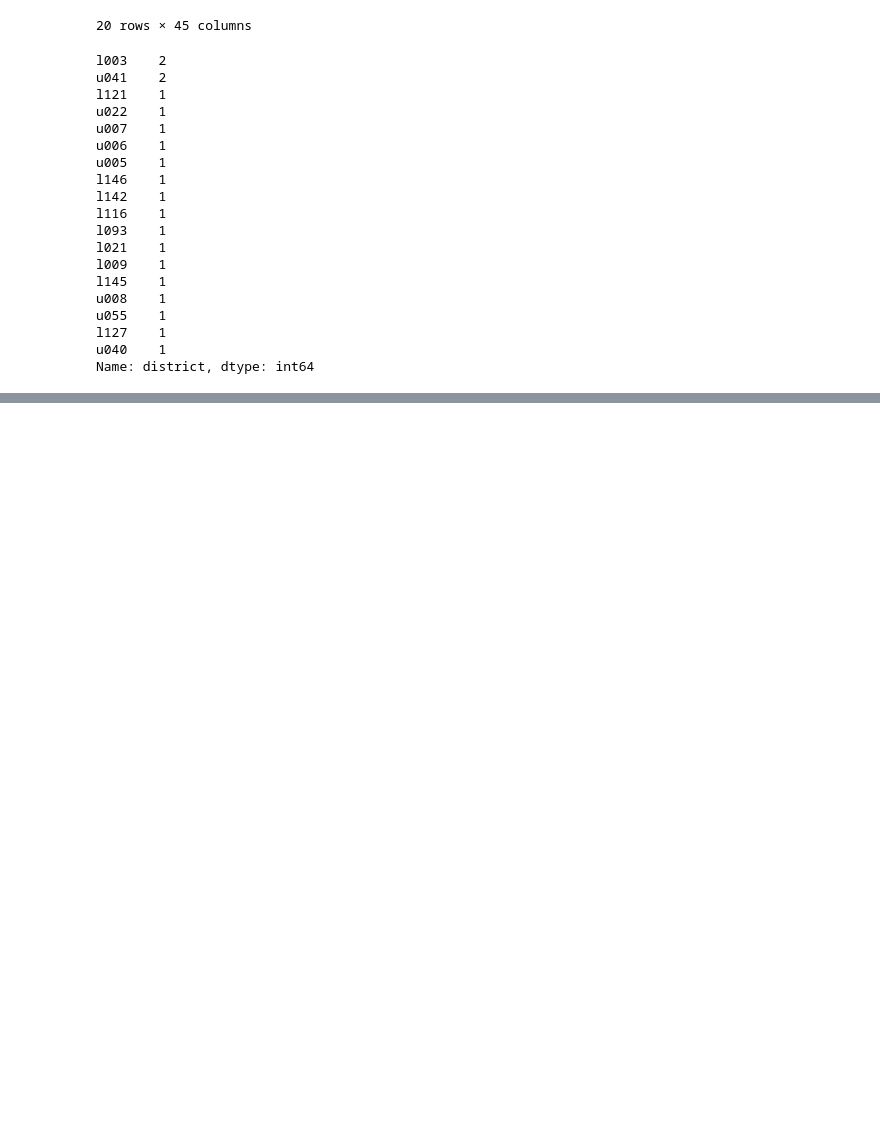
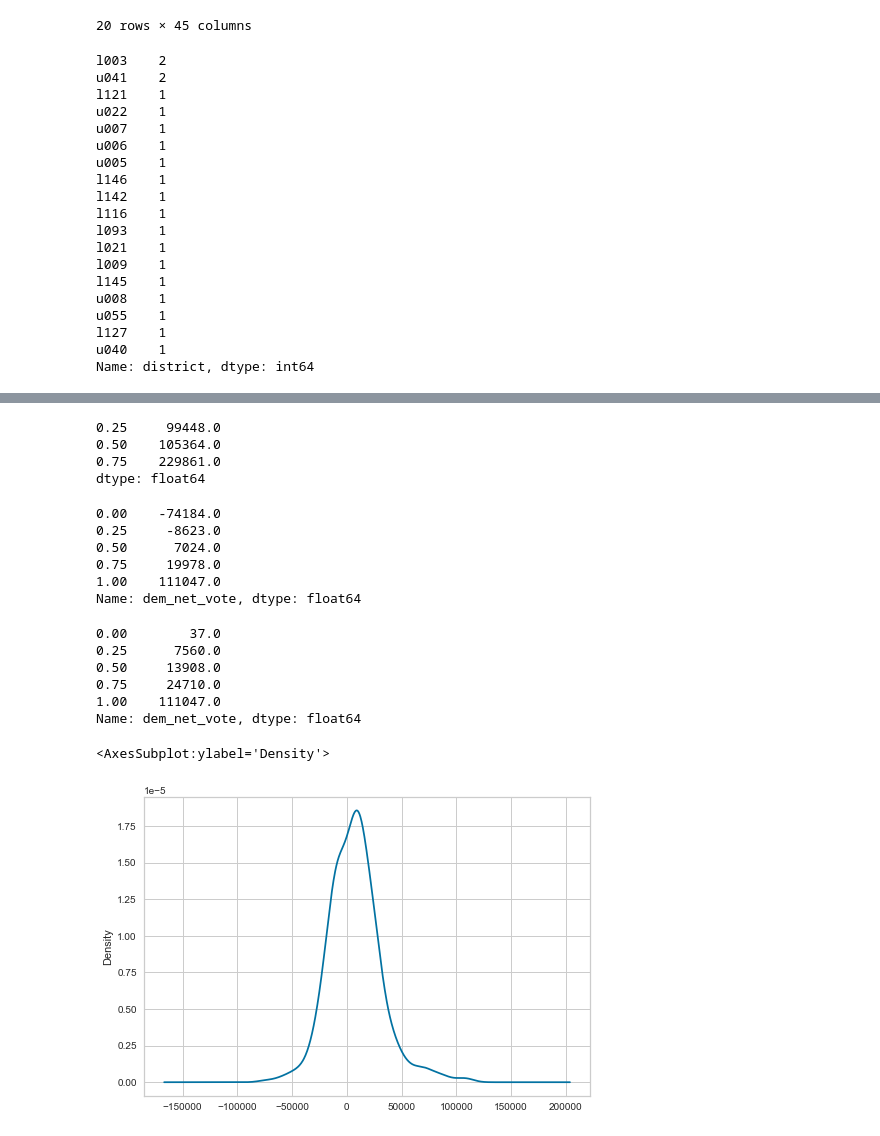
Before and after one commit to stone-ericm/State-Legislature-Election-Modeling, a Jupyter notebook: notebook.ipynb, the cells around one changed output, grey strips where cells are left out. Drawn from its saved outputs; the diff is of its cells as text; code cells hidden in the pictures; blank space fills up the shorter version.

```diff
--- a/notebook.ipynb
+++ b/notebook.ipynb
@@ -550,11 +572,12 @@ def process_ny_boe_data(document_name):
     output = output.rename(columns={'Candidate Name (Party)': 'cand', 'Total Votes by Candidate': "vote"})
     return (output)
 # %%
-# convert multisheet xlsx to easy to ammend csv
-for file in os.listdir('ny_data/'):
-    print(file)
-    if os.path.isfile('ny_data/' + file):
-        process_ny_boe_data(file).to_csv('ny_data/processed/' + file[:-5] + 'processed.csv')
+# # convert multisheet xlsx to easy to ammend csv
+
+# for file in os.listdir('ny_data/'):
+#     print(file)
+#     if os.path.isfile('ny_data/' + file):
+#         process_ny_boe_data(file).to_csv('ny_data/processed/' + file[:-5] + 'processed.csv')
 # %% [output]
 .DS_Store
 ValueError: Excel file format cannot be determined, you must specify an engine manually.
@@ -617,6 +640,9 @@ combine republican and modernrepublican, democrat and democratic
 # %%
 df_combined_ballot_lines = df_combined_ballot_lines.replace('republican', 'modernrepublican')
 df_combined_ballot_lines = df_combined_ballot_lines.replace('democrat', 'democratic')
+
+# drop third party only candidates
+df_combined_ballot_lines = df_combined_ballot_lines.dropna()
 # %%
 df_combined_ballot_lines['party'].unique()
 # %% [output]
@@ -829,3 +860,8 @@ u055    1
 l127    1
 u040    1
 Name: district, dtype: int64
+# %%
+sample = sample.reset_index(drop=True)
+
+data = sample.drop(labels='dem_net_vote', axis=1)
+target = sample['dem_net_vote']
@@ -831,0 +917,30 @@ Name: district, dtype: int64
+# %%
+(sample['18 to 64 years'] + sample['65 years and over']).quantile([0.25,0.5,0.75])
+# %% [output]
+0.25     99448.0
+0.50    105364.0
+0.75    229861.0
+dtype: float64
+# %%
+target.quantile([0, 0.25,0.5,0.75, 1])
+# %% [output]
+0.00    -74184.0
+0.25     -8623.0
+0.50      7024.0
+0.75     19978.0
+1.00    111047.0
+Name: dem_net_vote, dtype: float64
+# %%
+target.abs().quantile([0, 0.25,0.5,0.75, 1])
+# %% [output]
+0.00        37.0
+0.25      7560.0
+0.50     13908.0
+0.75     24710.0
+1.00    111047.0
+Name: dem_net_vote, dtype: float64
+# %%
+target.plot.kde()
+# %% [output]
+<AxesSubplot:ylabel='Density'>
+[figure, added]
```
Also changed, not shown: parts of 30 cells of this notebook.
